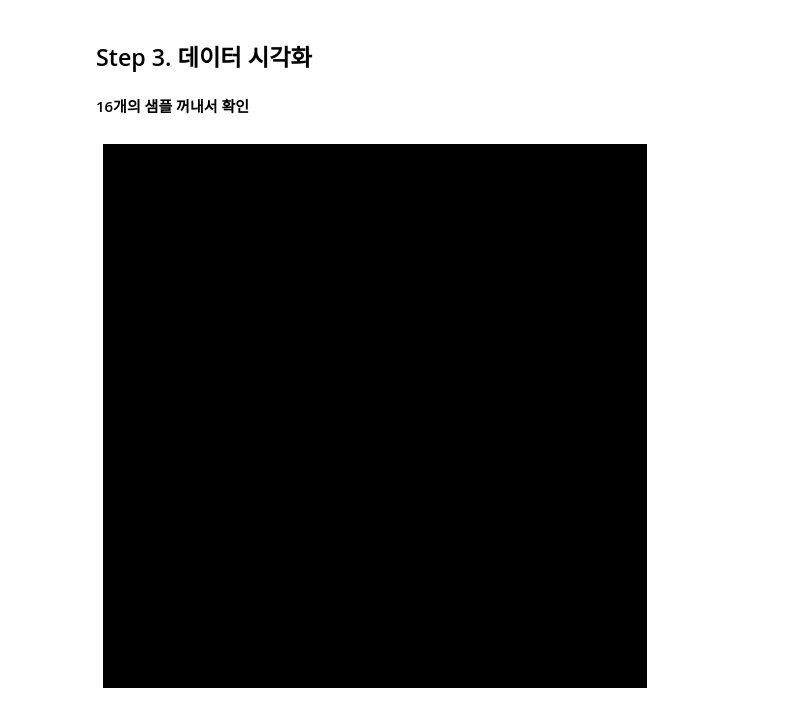
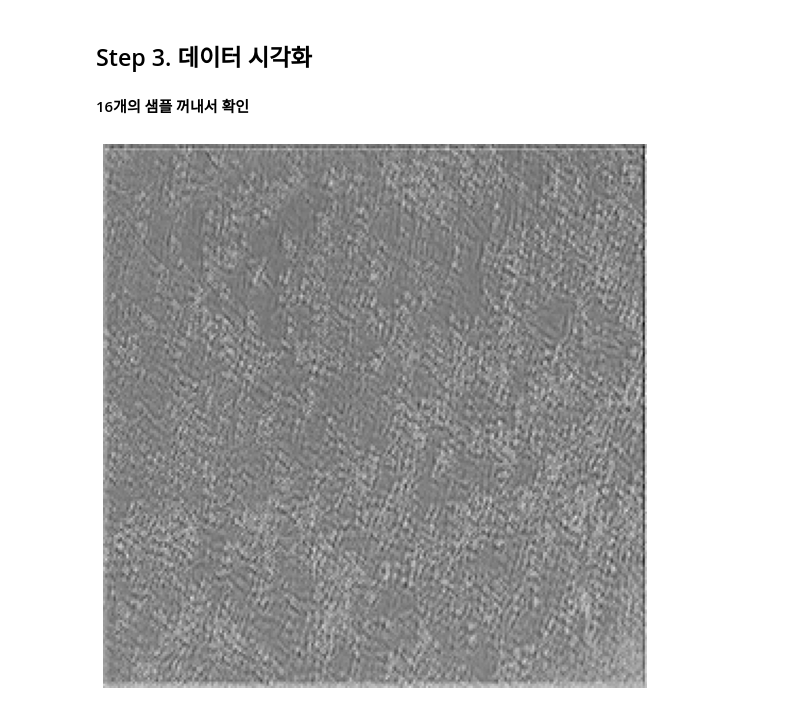
Before and after one commit to gotjd709/CellPin, a Jupyter notebook: BaseModel (unet).ipynb, the cells around one changed output. Saved outputs shown, nothing was run; the diff lists cells and outputs as text; code cells hidden in the pictures.

```diff
--- a/BaseModel (unet).ipynb
+++ b/BaseModel (unet).ipynb
@@ -271,3 +259,14 @@ model = att_unet_2d(
+# %%
+model = unet_2d(input_size = (None, None, 3),
+                filter_num = [64, 128, 256, 512, 1024],
+                n_labels = 2,
+                stack_num_down = 2,
+                stack_num_up = 1,
+                activation = 'GELU',
+                output_activation = 'Softmax',
+                batch_norm = True,
+                pool = 'max',
+                unpool = 'nearest')
 # %%
 # tf.keras.utils.plot_model(model, to_file = "model.png", show_shapes = True, show_layer_names = False) # 모델 모양을 보여줍니다.
 # %%
@@ -280,11 +279,11 @@ with tf.device('/gpu:0'):
 # %%
 # pred를 시각화 하고, 저장합니다.
 plt.figure(figsize=(10,10))
 
 for n in range(62):
 #     ax = plt.subplot(4,4,n+1)
-    img = plt.imshow(pred[n], cmap = "gray")
+    img = plt.imshow(pred[n, :, :, 0], cmap = "binary")
     plt.savefig(fname = f"img_{n+1}")
     plt.axis("off")
 # %% [output]
-[figure, old version]
+[figure, new version]
```
Also changed, not shown: parts of 15 cells of this notebook.
